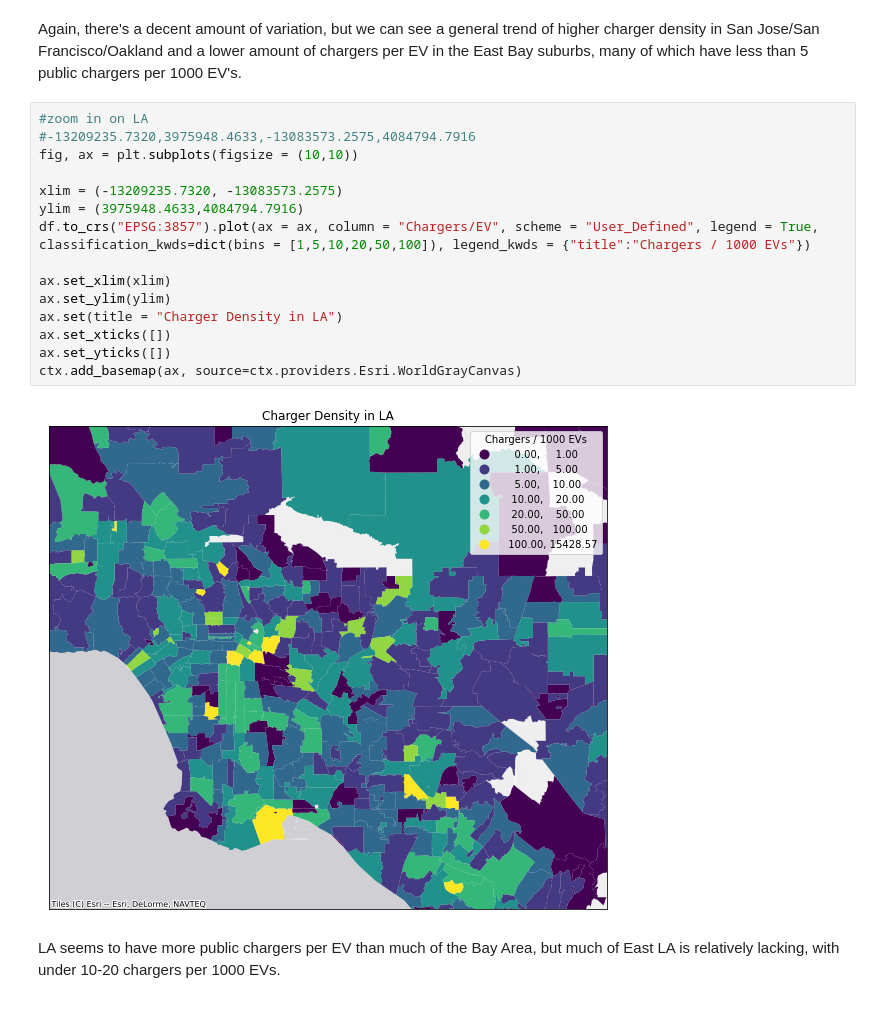
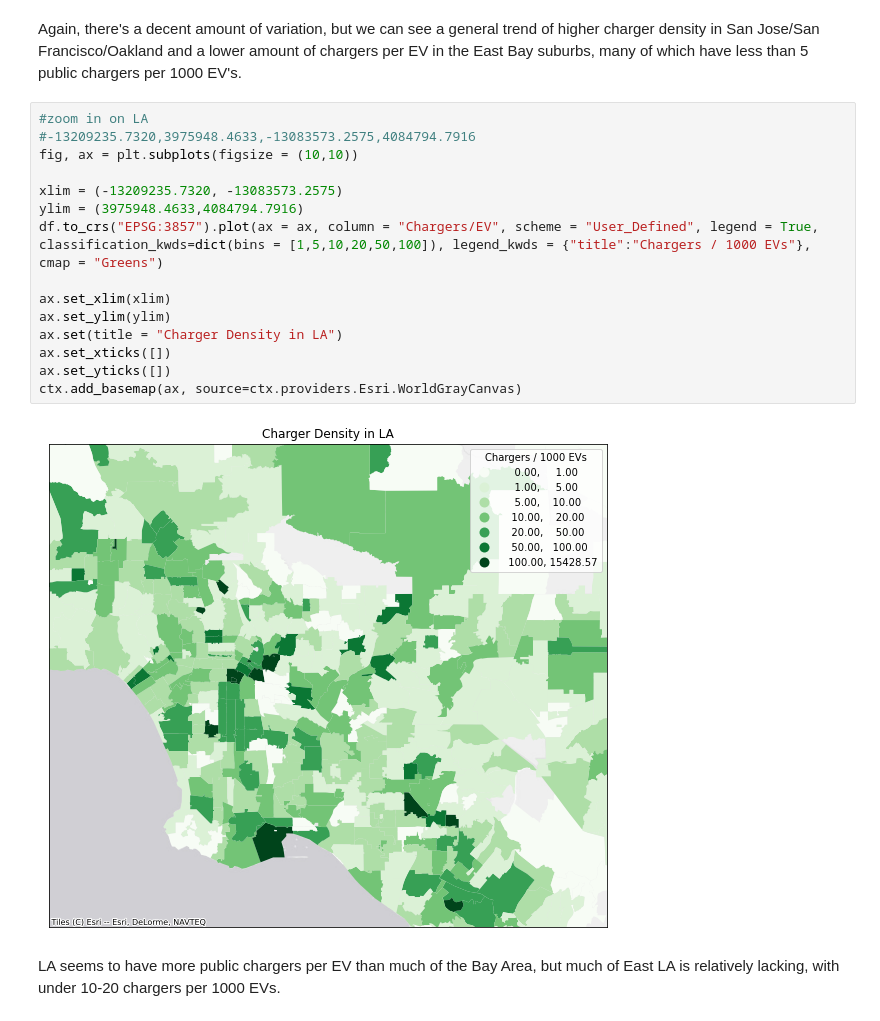
Before and after one commit to opheliasin/ev-charger-sales, a Jupyter notebook: Question 2 - Analysis.ipynb, the cells around one changed output. Drawn from its saved outputs; the diff is of its cells as text.

```diff
--- a/Question 2 - Analysis.ipynb
+++ b/Question 2 - Analysis.ipynb
@@ -92,20 +92,20 @@ Again, there's a decent amount of variation, but we can see a general trend of h
 # %%
 #zoom in on LA
 #-13209235.7320,3975948.4633,-13083573.2575,4084794.7916
 fig, ax = plt.subplots(figsize = (10,10))
 
 xlim = (-13209235.7320, -13083573.2575)
 ylim = (3975948.4633,4084794.7916)
-df.to_crs("EPSG:3857").plot(ax = ax, column = "Chargers/EV", scheme = "User_Defined", legend = True,  classification_kwds=dict(bins = [1,5,10,20,50,100]), legend_kwds = {"title":"Chargers / 1000 EVs"})
+df.to_crs("EPSG:3857").plot(ax = ax, column = "Chargers/EV", scheme = "User_Defined", legend = True,  classification_kwds=dict(bins = [1,5,10,20,50,100]), legend_kwds = {"title":"Chargers / 1000 EVs"}, cmap = "Greens")
 
 ax.set_xlim(xlim)
 ax.set_ylim(ylim)
 ax.set(title = "Charger Density in LA")
 ax.set_xticks([])
 ax.set_yticks([])
 ctx.add_basemap(ax, source=ctx.providers.Esri.WorldGrayCanvas)
 # %% [output]
-[figure, old version]
+[figure, new version]
 # %% [markdown]
 LA seems to have more public chargers per EV than much of the Bay Area, but much of East LA is relatively lacking, with under 10-20 chargers per 1000 EVs.
 # %% [markdown]
```
Also changed, not shown: parts of 10 cells of this notebook, 1 other file.
